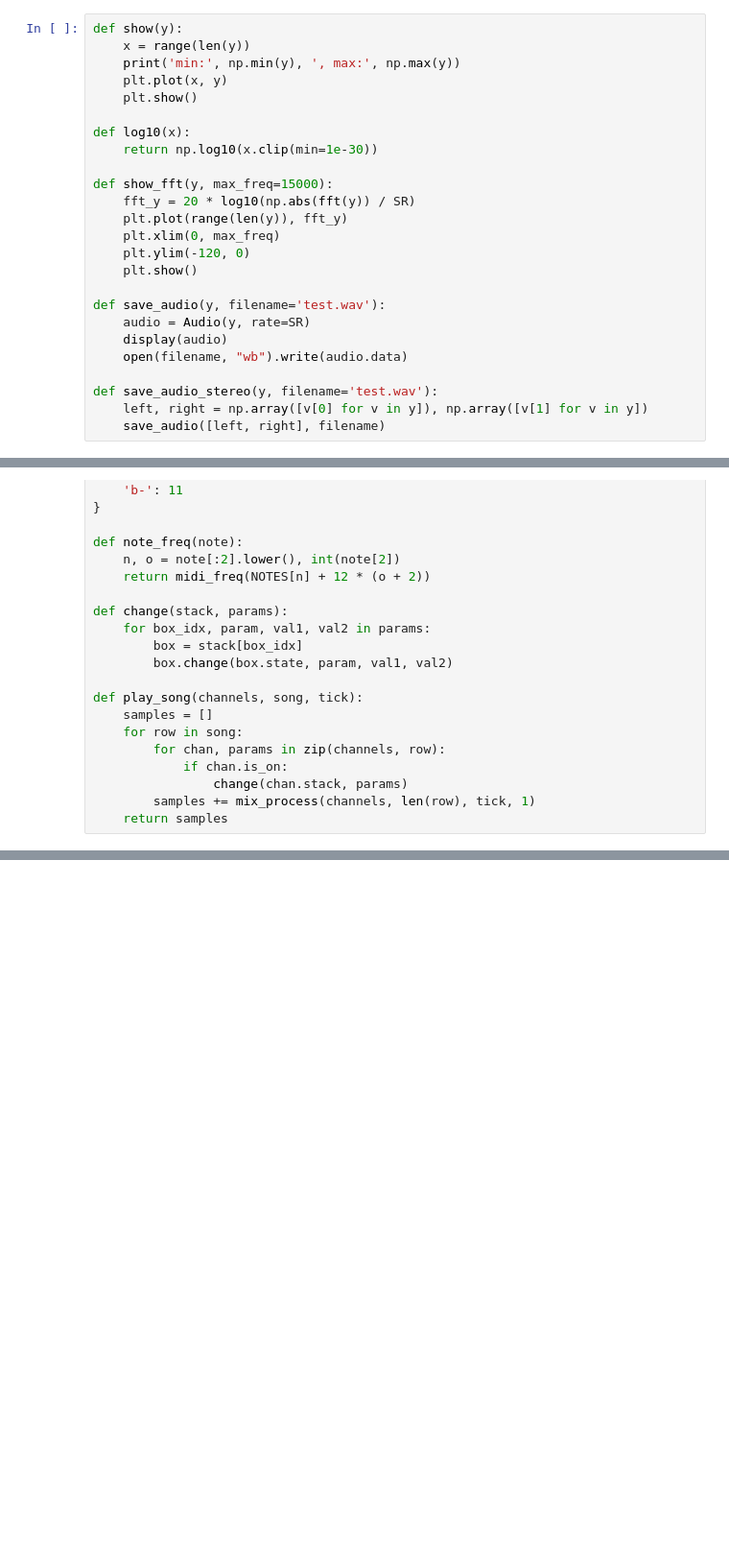
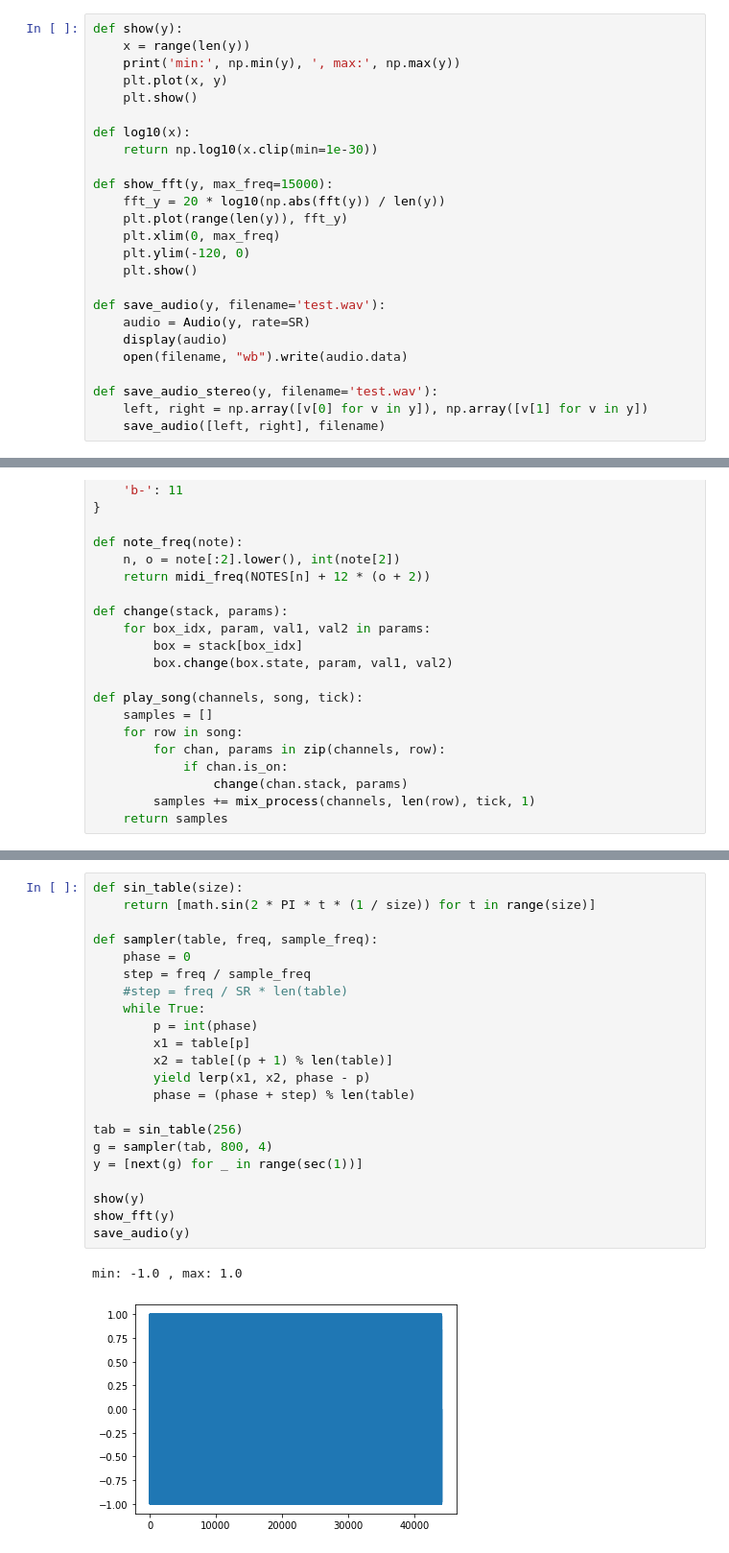
Before and after one commit to true-grue/zvon, a Jupyter notebook: zvon.ipynb, the cells around one changed output, grey strips where cells are left out. Shown at 96% size. Saved outputs shown, nothing was run; the diff lists cells and outputs as text; blank space fills up the shorter version.

```diff
--- a/zvon.ipynb
+++ b/zvon.ipynb
@@ -16,7 +16,7 @@ def log10(x):
     return np.log10(x.clip(min=1e-30))
 
 def show_fft(y, max_freq=15000):
-    fft_y = 20 * log10(np.abs(fft(y)) / SR)
+    fft_y = 20 * log10(np.abs(fft(y)) / len(y))
     plt.plot(range(len(y)), fft_y)
     plt.xlim(0, max_freq)
     plt.ylim(-120, 0)
@@ -223,0 +236,25 @@ NameError: name 'overdrive' is not defined
+# %%
+def sin_table(size):
+    return [math.sin(2 * PI * t * (1 / size)) for t in range(size)]
+
+def sampler(table, freq, sample_freq):
+    phase = 0
+    step = freq / sample_freq
+    #step = freq / SR * len(table)
+    while True:
+        p = int(phase)
+        x1 = table[p]
+        x2 = table[(p + 1) % len(table)]
+        yield lerp(x1, x2, phase - p)
+        phase = (phase + step) % len(table)
+
+tab = sin_table(256)
+g = sampler(tab, 800, 4)
+y = [next(g) for _ in range(sec(1))]
+
+show(y)
+show_fft(y)
+save_audio(y)
+# %% [output]
+min: -1.0 , max: 1.0
+[figure, added]
```
Also changed, not shown: parts of 7 cells of this notebook, 7 other files.
